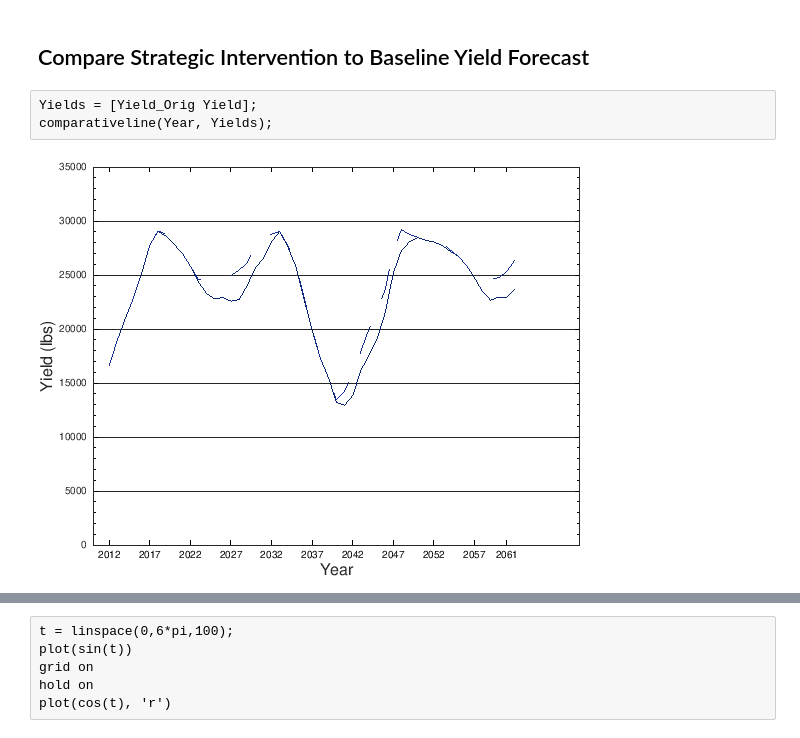
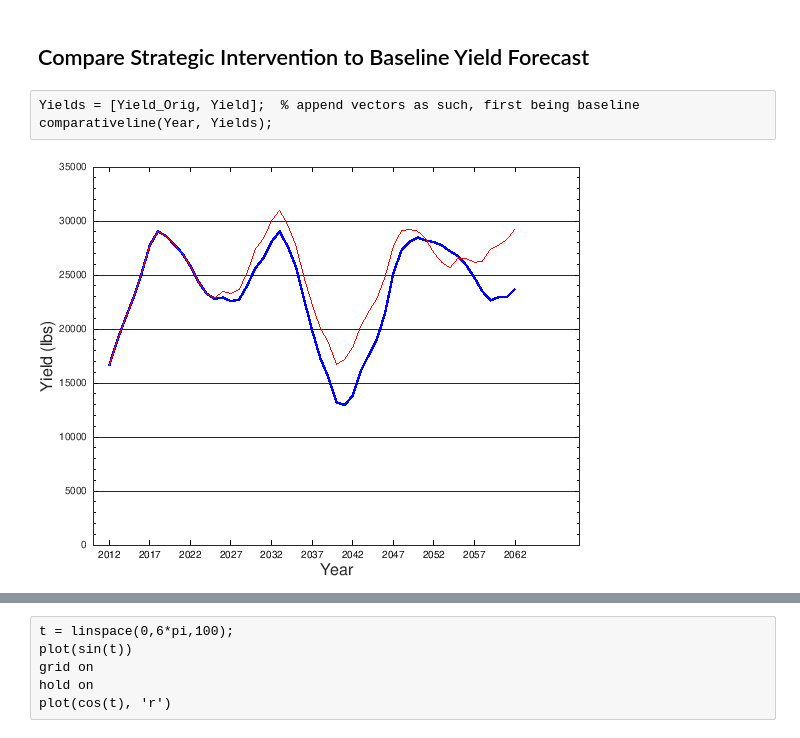
Before and after one commit to mindthegrow/cafelytics, a Jupyter notebook: index.ipynb, the cells around one changed output, grey strips where cells are left out. Cells and saved outputs as stored; diff of their text form.

Commit message:
plotting and notebook annotation changes.

```diff
--- a/index.ipynb
+++ b/index.ipynb
@@ -41,7 +41,7 @@ Intercrop_Catuai=5;
 # %% [markdown]
 ## Compare Strategic Intervention to Baseline Yield Forecast
 # %%
-Yields = [Yield_Orig Yield];
+Yields = [Yield_Orig, Yield];  % append vectors as such, first being baseline
 comparativeline(Year, Yields);
 # %% [output]
-[figure, old version]
+[figure, new version]
```
Also changed, not shown: parts of 9 cells of this notebook, 2 other files.
